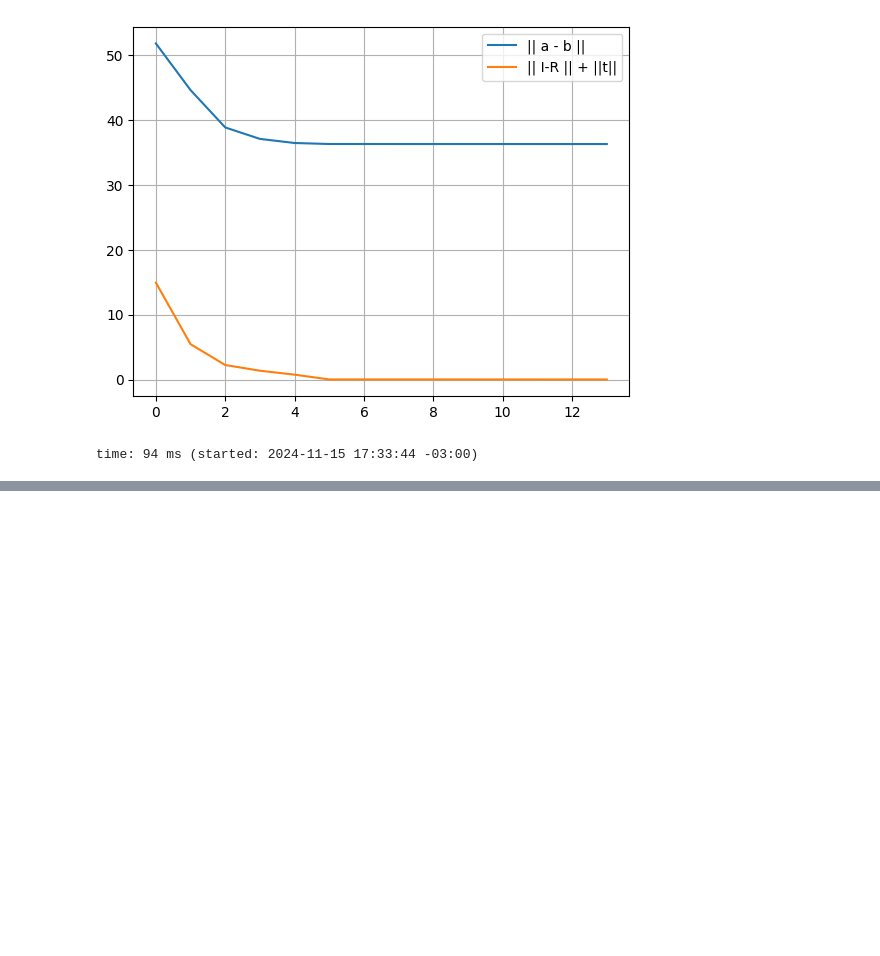
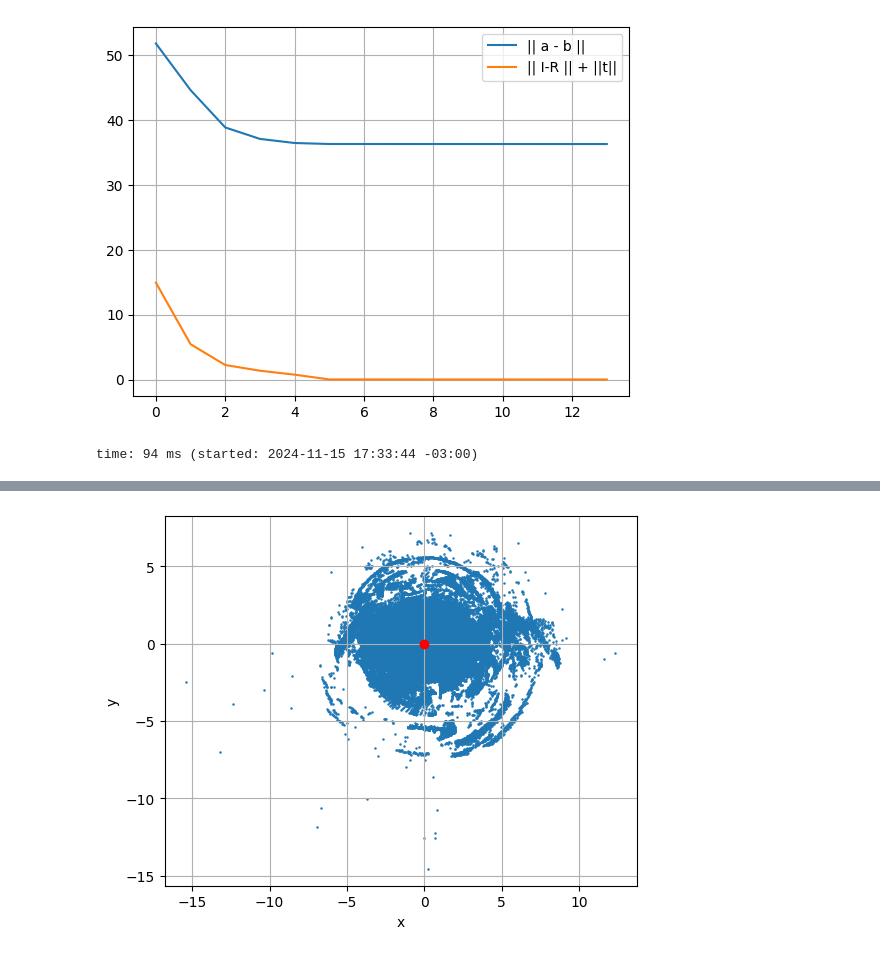
Before and after one commit to HumbertoDiego/lidar-experiments, a Jupyter notebook: Theory 2-IterativeClosestPoint.ipynb, the cells around one changed output, grey strips where cells are left out. Cells and saved outputs as stored; diff of their text form; code cells hidden in the pictures; blank space fills up the shorter version.

```diff
--- a/Theory 2-IterativeClosestPoint.ipynb
+++ b/Theory 2-IterativeClosestPoint.ipynb
@@ -752,0 +771,3 @@ time: 94 ms (started: 2024-11-15 17:33:44 -03:00)
+# %%
+df = pd.read_csv("./sample_data/t_x_y_z (1).csv", names=["time","x","y","z"], header=None)
+df.tail(5)
@@ -752,0 +781,9 @@ time: 94 ms (started: 2024-11-15 17:33:44 -03:00)
+# %%
+# Create scatter plot
+ax = df.plot.scatter(x='x', y='y',s=0.6)
+ax.plot(0, 0, 'ro')
+plt.gca().set_aspect('equal')
+plt.grid()
+plt.show()
+# %% [output]
+[figure, added]
```
Also changed, not shown: parts of 17 cells of this notebook, 6 other files.
